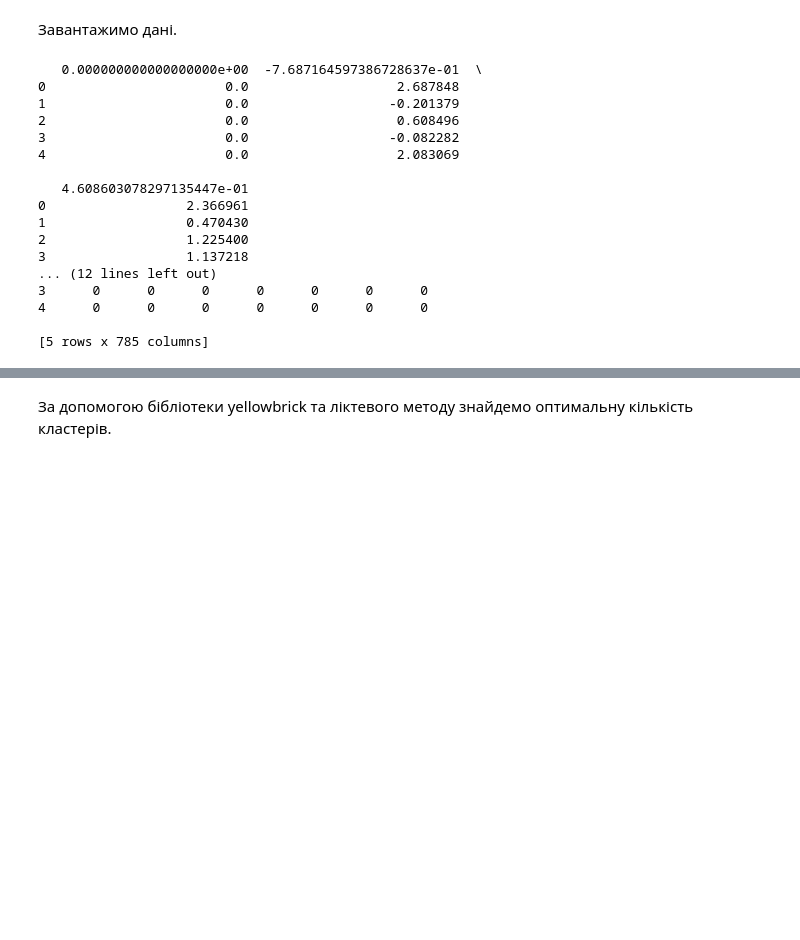
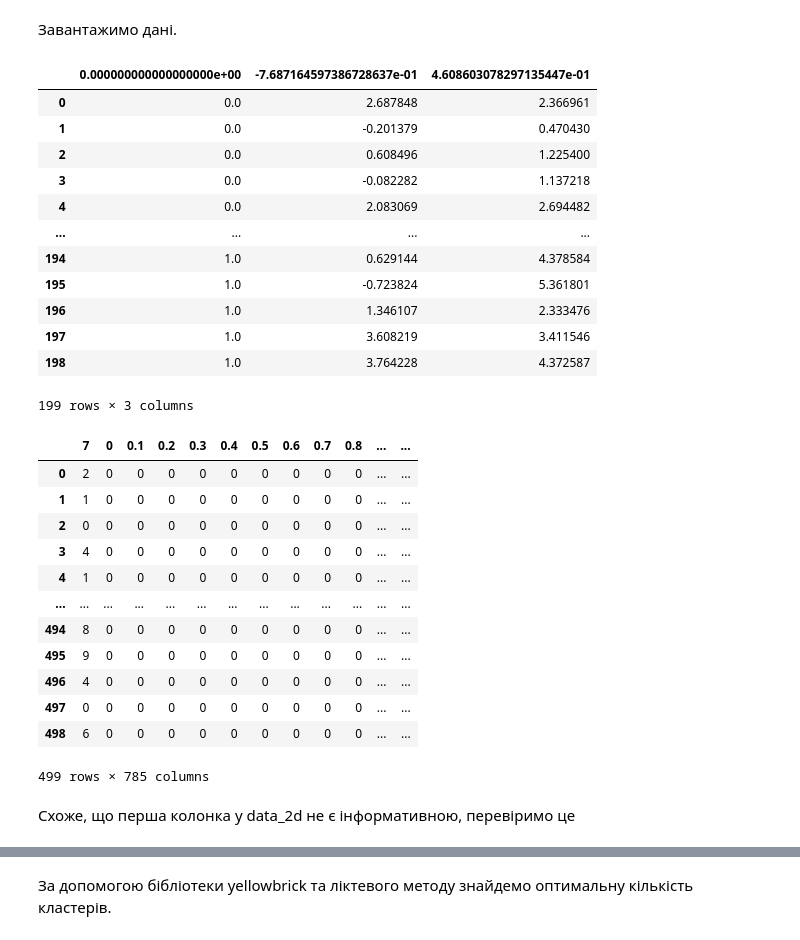
Before and after one commit to Zaicevvv/GoIT-DSandML-Private, a Jupyter notebook: HW9.ipynb, the cells around one changed output, grey strips where cells are left out. Drawn from its saved outputs; the diff is of its cells as text; code cells hidden in the pictures; blank space fills up the shorter version.

```diff
--- a/HW9.ipynb
+++ b/HW9.ipynb
@@ -13,23 +13,36 @@ df_mnist = pd.read_csv('/content/mnist.csv')
 df_data_2d.name = 'df_data_2d'
 df_mnist.name = 'df_mnist'
 
-print(df_data_2d.head())
-print(df_mnist.head())
+df_data_2d
 # %% [output]
+|  | 0.000000000000000000e+00 | -7.687164597386728637e-01 | 4.608603078297135447e-01 |
+| 0 | 0.0 | 2.687848 | 2.366961 |
+| 1 | 0.0 | -0.201379 | 0.470430 |
+| 2 | 0.0 | 0.608496 | 1.225400 |
+| 3 | 0.0 | -0.082282 | 1.137218 |
+| 4 | 0.0 | 2.083069 | 2.694482 |
+| ... | ... | ... | ... |
+| 194 | 1.0 | 0.629144 | 4.378584 |
+| 195 | 1.0 | -0.723824 | 5.361801 |
+| 196 | 1.0 | 1.346107 | 2.333476 |
+| 197 | 1.0 | 3.608219 | 3.411546 |
+| 198 | 1.0 | 3.764228 | 4.372587 |
-   0.000000000000000000e+00  -7.687164597386728637e-01  \
-0                       0.0                   2.687848
-1                       0.0                  -0.201379
-2                       0.0                   0.608496
-3                       0.0                  -0.082282
-4                       0.0                   2.083069
-
-   4.608603078297135447e-01
-0                  2.366961
-1                  0.470430
-2                  1.225400
-3                  1.137218
-... (12 lines left out)
-3      0      0      0      0      0      0      0
-4      0      0      0      0      0      0      0
-
-[5 rows x 785 columns]
+199 rows × 3 columns
+# %%
+df_mnist
+# %% [output]
+|  | 7 | 0 | 0.1 | 0.2 | 0.3 | 0.4 | 0.5 | 0.6 | 0.7 | 0.8 | ... | ... |
+| 0 | 2 | 0 | 0 | 0 | 0 | 0 | 0 | 0 | 0 | 0 | ... | ... |
+| 1 | 1 | 0 | 0 | 0 | 0 | 0 | 0 | 0 | 0 | 0 | ... | ... |
+| 2 | 0 | 0 | 0 | 0 | 0 | 0 | 0 | 0 | 0 | 0 | ... | ... |
+| 3 | 4 | 0 | 0 | 0 | 0 | 0 | 0 | 0 | 0 | 0 | ... | ... |
+| 4 | 1 | 0 | 0 | 0 | 0 | 0 | 0 | 0 | 0 | 0 | ... | ... |
+| ... | ... | ... | ... | ... | ... | ... | ... | ... | ... | ... | ... | ... |
+| 494 | 8 | 0 | 0 | 0 | 0 | 0 | 0 | 0 | 0 | 0 | ... | ... |
+| 495 | 9 | 0 | 0 | 0 | 0 | 0 | 0 | 0 | 0 | 0 | ... | ... |
+| 496 | 4 | 0 | 0 | 0 | 0 | 0 | 0 | 0 | 0 | 0 | ... | ... |
+| 497 | 0 | 0 | 0 | 0 | 0 | 0 | 0 | 0 | 0 | 0 | ... | ... |
+| 498 | 6 | 0 | 0 | 0 | 0 | 0 | 0 | 0 | 0 | 0 | ... | ... |
+499 rows × 785 columns
+# %% [markdown]
+Схоже, що перша колонка у data_2d не є інформативною, перевіримо це
```
Also changed, not shown: parts of 4 cells of this notebook.
